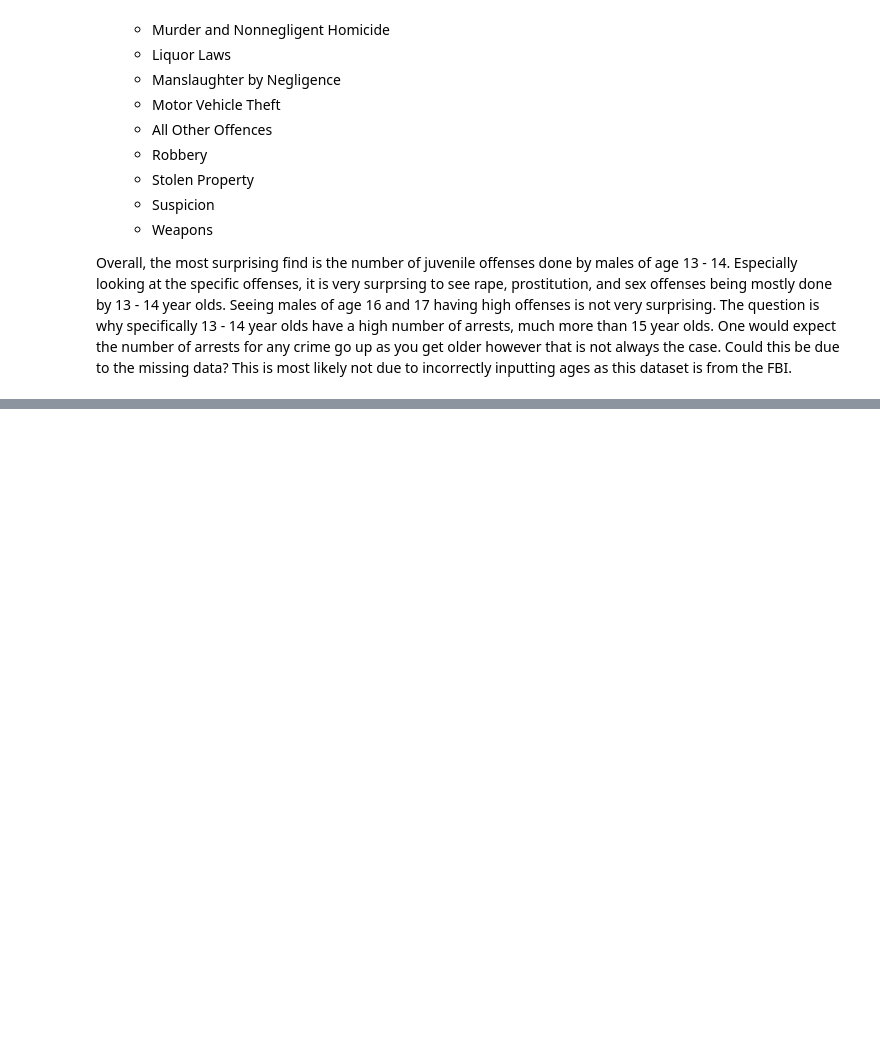
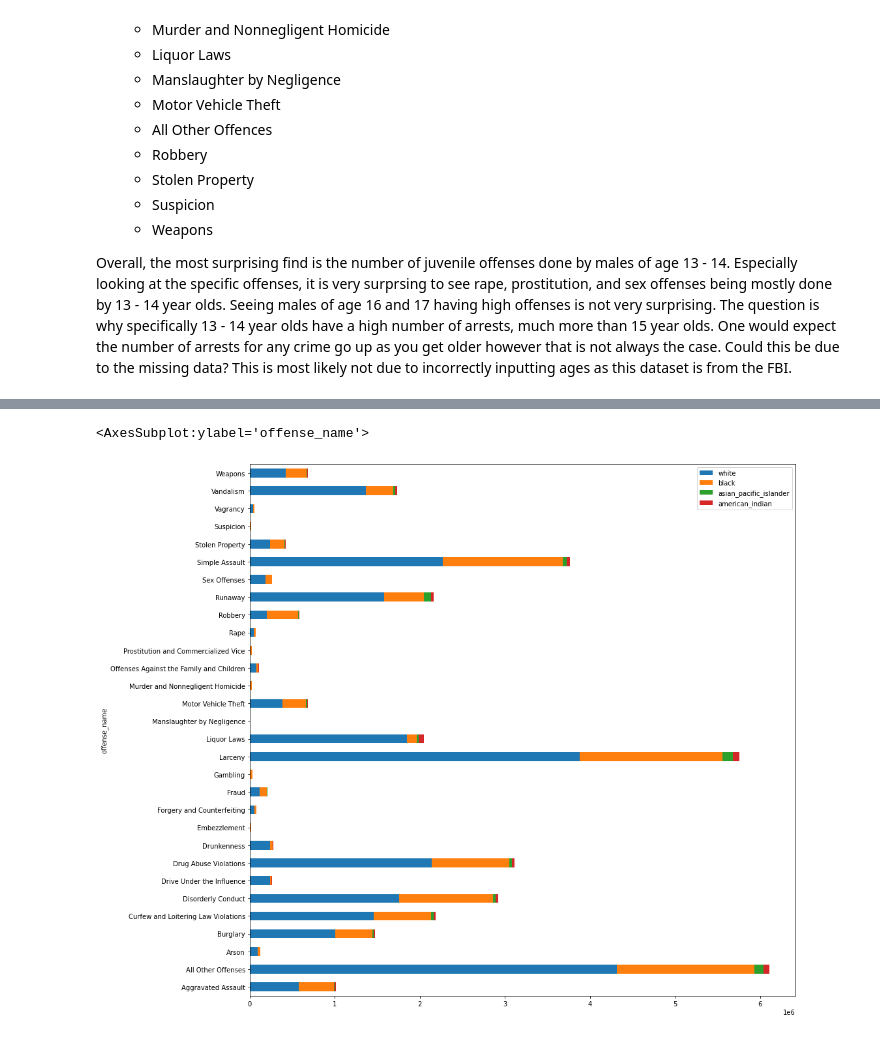
Before and after one commit to sriskid/Power_BI_Reports, a Jupyter notebook: FBR Crime Statistics/Juvenile Crime Descriptive Analysis.ipynb, the cells around one changed output, grey strips where cells are left out. Cells and saved outputs as stored; diff of their text form; code cells hidden in the pictures; blank space fills up the shorter version.

```diff
--- a/FBR Crime Statistics/Juvenile Crime Descriptive Analysis.ipynb
+++ b/FBR Crime Statistics/Juvenile Crime Descriptive Analysis.ipynb
@@ -399,0 +511,10 @@ Text(0.5, 0.98, 'Distribution of Age Ranges for Juvenile Offenses (1994 - 2016)'
+# %%
+# Break down the race distribution for the offenses
+race_offense_df = data[["offense_name","white", "black", "asian_pacific_islander", "american_indian"]]
+race_offense_df = race_offense_df.groupby("offense_name")["white", "black", "asian_pacific_islander", "american_indian"].sum()
+
+# Create the plot
+race_offense_df.plot(figsize = (15,15), kind='barh', stacked=True)
+# %% [output]
+<AxesSubplot:ylabel='offense_name'>
+[figure, added]
```
Also changed, not shown: parts of 10 cells of this notebook.
